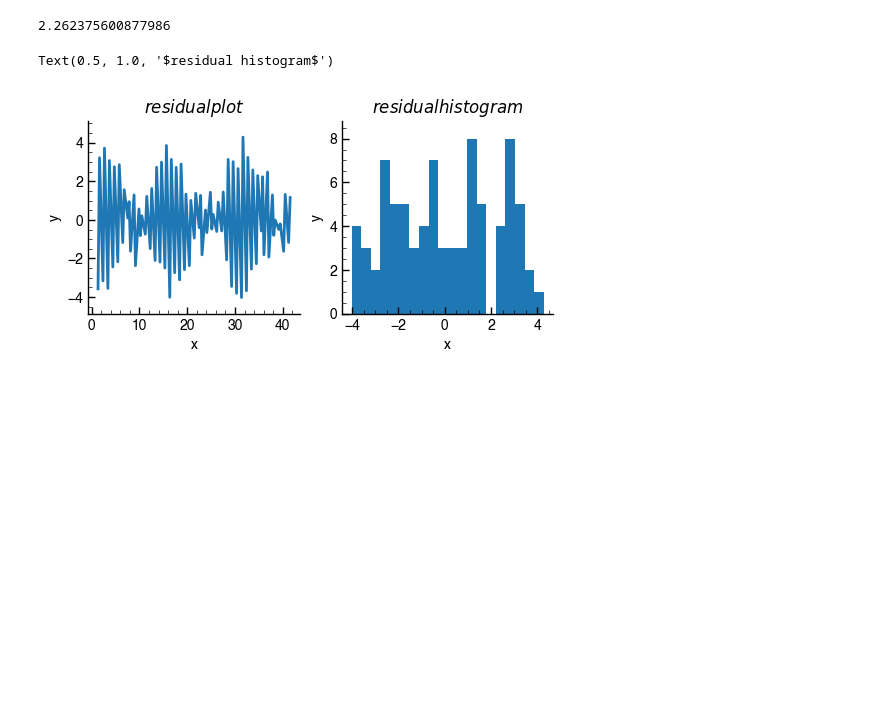
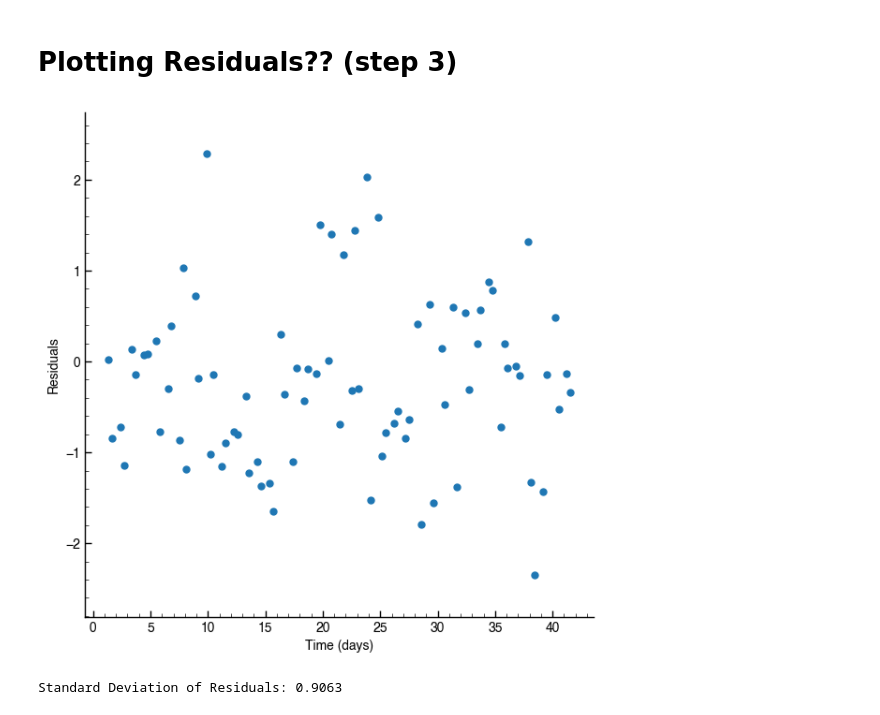
Before and after one commit to kingkap4/ASTR-19-Project, a Jupyter notebook: Project.ipynb, the cells around one changed output. Saved outputs shown, nothing was run; the diff lists cells and outputs as text; code cells hidden in the pictures; blank space fills up the shorter version.

```diff
--- a/Project.ipynb
+++ b/Project.ipynb
@@ -120,28 +115,21 @@ plt.show()     #delete later
-# %%
-plt.style.use("./astr19_matplotlib_defaults.txt")
-#print(y_fit- result_y)
-y_residuals= y_fit- result_y
-#plt.plot(result_x, y_residuals)
-#plt.hist(y_residuals)
-
-print(np.std(y_residuals))
-
-f, axarr = plt.subplots(1,2)
-
-axarr [0].plot(result_x, y_residuals, label='residual_plot')
-axarr [0].set_xlabel('x')
-axarr [0].set_ylabel('y')
-axarr [0].set_title(r'$residual plot$')
-
-
-axarr [1].hist(y_residuals, bins = 20, label = 'residual_histogram')
-axarr [1].set_xlabel('x')
-axarr [1].set_ylabel('y')
-axarr [1].set_title(r'$residual histogram$')
-
-
-#plt.savefig('residual_figures.pdf', bbox_inches='tight', dpi=600)
-# %% [output]
-2.262375600877986
-Text(0.5, 1.0, '$residual histogram$')
-[figure, removed]
+# %% [markdown]
+# Plotting Residuals?? (step 3)
+# %%
+y_fit = (a_fit * np.sin(((np.pi)/0.5)*result_x + b_fit)+2) + (c_fit * np.cos(((2*np.pi)/0.5)*result_x + d_fit)) * (e_fit * np.sin(((2*np.pi)/0.5)*result_x + f_fit))
+
+residuals = result_y - y_fit
+
+plt.figure(figsize=(7,7))
+plt.scatter(result_x, residuals)
+plt.xlabel('Time (days)')
+plt.ylabel('Residuals')
+plt.show()
+# %% [output]
+[figure, added]
+# %%
+#Standard Deviation
+residuals_std = np.std(residuals)
+
+print(f'Standard Deviation of Residuals: {residuals_std:.4f}')
+# %% [output]
+Standard Deviation of Residuals: 0.9063
```
Also changed, not shown: parts of 7 cells of this notebook.
